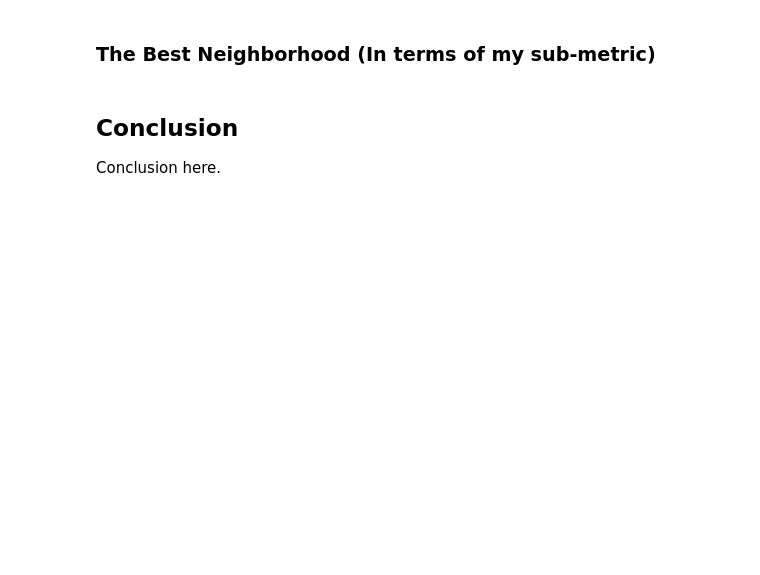
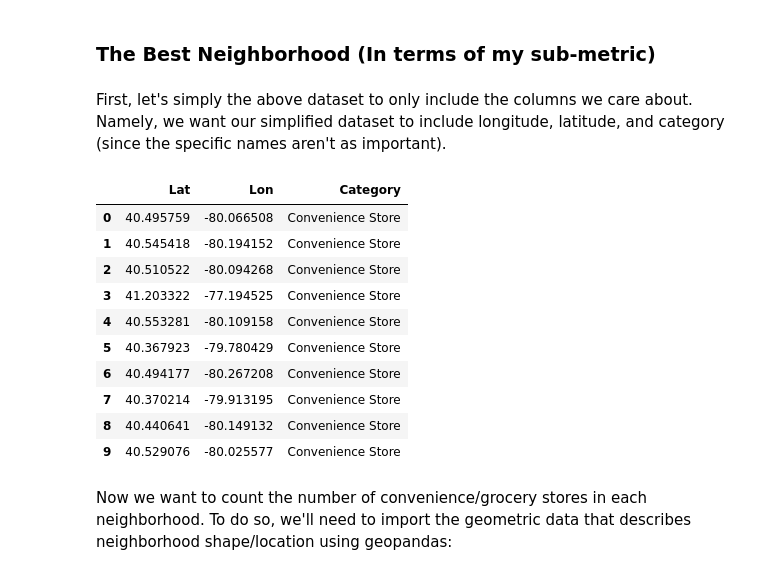
Before and after one commit to benLannis/CS10-Final-Project, a Jupyter notebook: Bens_Dataset.ipynb, the cells around one changed output. Saved outputs shown, nothing was run; the diff lists cells and outputs as text; code cells hidden in the pictures; blank space fills up the shorter version.

```diff
--- a/Bens_Dataset.ipynb
+++ b/Bens_Dataset.ipynb
@@ -18,9 +20,8 @@ Description: This dataset lists the name, address, coordinates, and type (either
 ## Data Preview:
 # %%
 import pandas as pd
-import geopandas as gpd
 
-file_name = "conveniencesupermarket.csv"
+file_name = "data/conveniencesupermarket.csv"
 data = pd.read_csv(file_name)
 data.head()
 # %% [output]
@@ -37,3 +36,20 @@ data.head()
-# %% [markdown]
-## Conclusion
-Conclusion here.
+# %% [markdown]
+First, let's simply the above dataset to only include the columns we care about. Namely, we want our simplified dataset to include longitude, latitude, and category (since the specific names aren't as important).
+# %%
+# Gets certain columns for larger dataset
+simpData = data[['Lat', 'Lon', 'Category']]
+simpData.head(10)
+# %% [output]
+|  | Lat | Lon | Category |
+| 0 | 40.495759 | -80.066508 | Convenience Store |
+| 1 | 40.545418 | -80.194152 | Convenience Store |
+| 2 | 40.510522 | -80.094268 | Convenience Store |
+| 3 | 41.203322 | -77.194525 | Convenience Store |
+| 4 | 40.553281 | -80.109158 | Convenience Store |
+| 5 | 40.367923 | -79.780429 | Convenience Store |
+| 6 | 40.494177 | -80.267208 | Convenience Store |
+| 7 | 40.370214 | -79.913195 | Convenience Store |
+| 8 | 40.440641 | -80.149132 | Convenience Store |
+| 9 | 40.529076 | -80.025577 | Convenience Store |
+# %% [markdown]
+Now we want to count the number of convenience/grocery stores in each neighborhood. To do so, we'll need to import the geometric data that describes neighborhood shape/location using geopandas:
```
Also changed, not shown: parts of 21 cells of this notebook, 7 other files.
